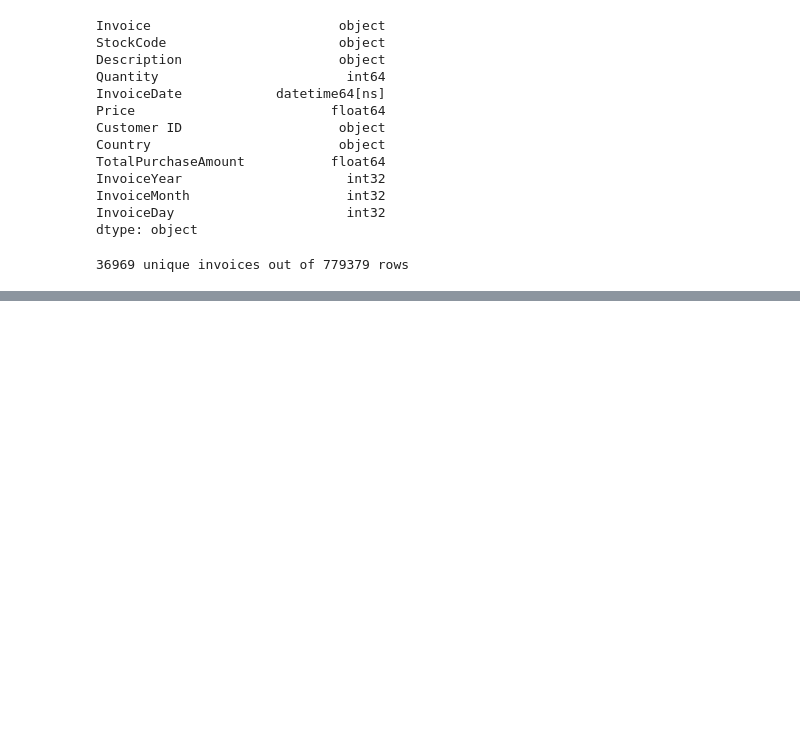
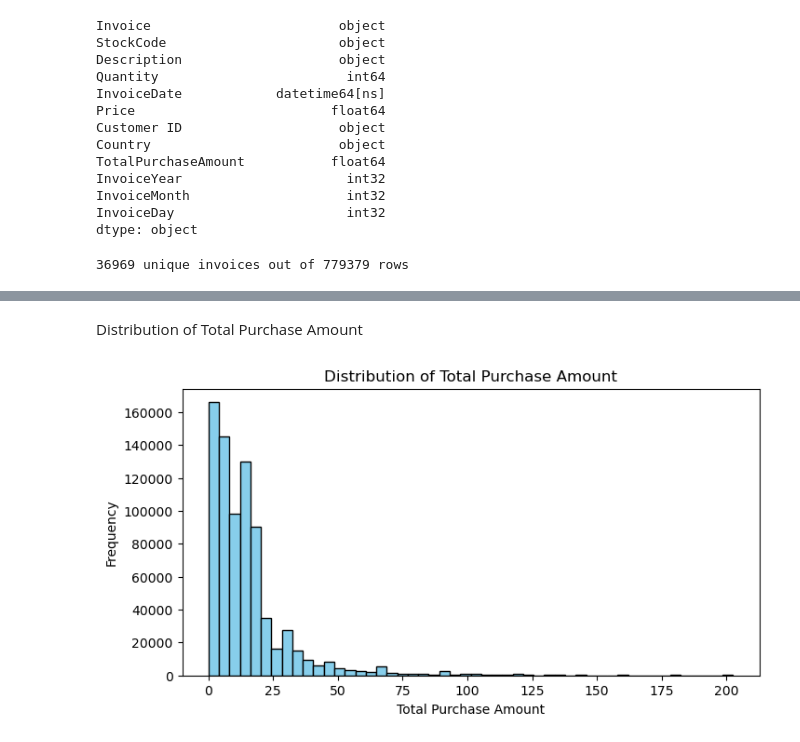
Before and after one commit to Amanarun2907/Celebal-Technologies-Online-Internship-Project-, a Jupyter notebook: python_file_of_the_complete_project.ipynb, the cells around one changed output, grey strips where cells are left out. Saved outputs shown, nothing was run; the diff lists cells and outputs as text; code cells hidden in the pictures; blank space fills up the shorter version.

```diff
--- a/python_file_of_the_complete_project.ipynb
+++ b/python_file_of_the_complete_project.ipynb
@@ -483,0 +578,13 @@ final_dataset.head(10)
+# %% [markdown]
+Distribution of Total Purchase Amount
+# %%
+import matplotlib.pyplot as plt
+
+plt.figure(figsize=(8,4))
+plt.hist(final_dataset['TotalPurchaseAmount'], bins=50, color='skyblue', edgecolor='black')
+plt.title('Distribution of Total Purchase Amount')
+plt.xlabel('Total Purchase Amount')
+plt.ylabel('Frequency')
+plt.show()
+# %% [output]
+[figure, added]
```
Also changed, not shown: parts of 75 cells of this notebook.
